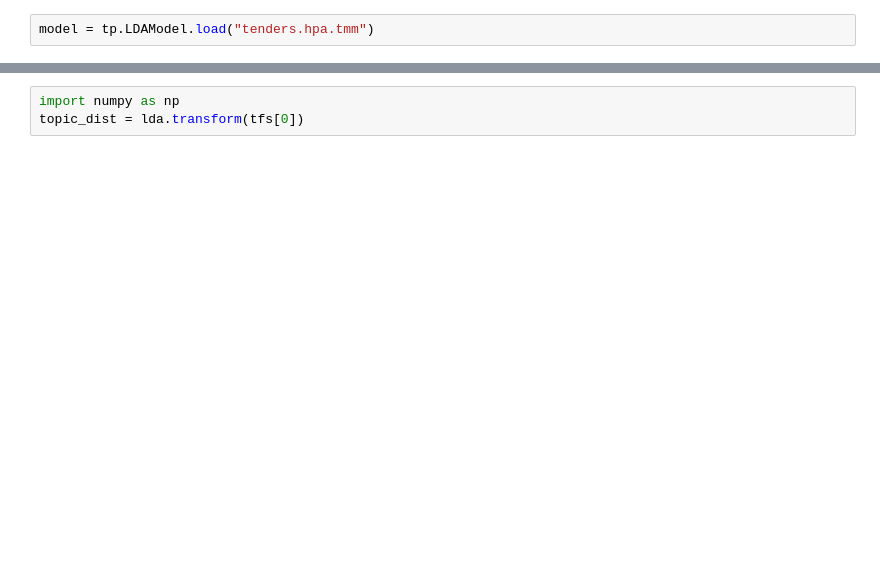
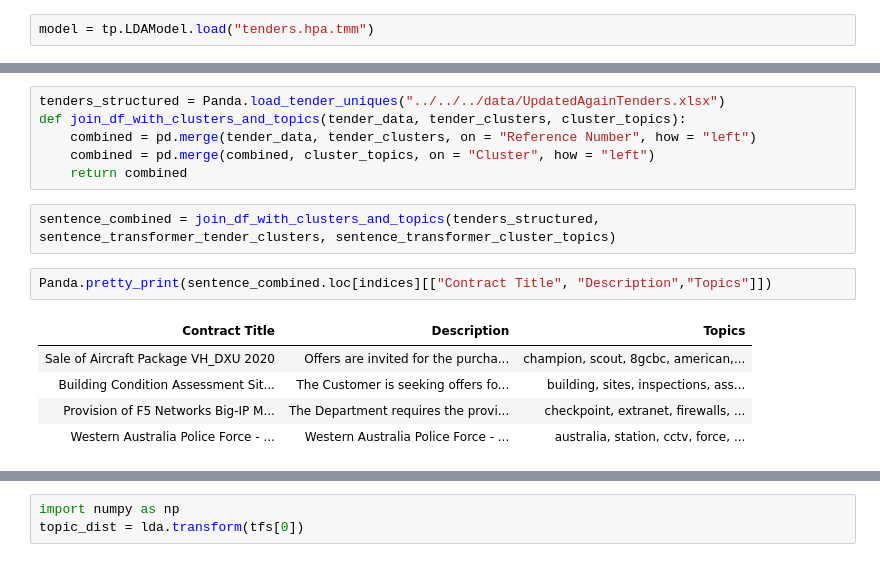
Before and after one commit to Doodem/UWACapstoneG2, a Jupyter notebook: contributions/max_chatfield_22176321/topic_modelling/HPA.ipynb, the cells around one changed output, grey strips where cells are left out. Saved outputs shown, nothing was run; the diff lists cells and outputs as text; blank space fills up the shorter version.

```diff
--- a/contributions/max_chatfield_22176321/topic_modelling/HPA.ipynb
+++ b/contributions/max_chatfield_22176321/topic_modelling/HPA.ipynb
@@ -111,0 +161,16 @@ model.summary()
+# %%
+tenders_structured = Panda.load_tender_uniques("../../../data/UpdatedAgainTenders.xlsx")
+def join_df_with_clusters_and_topics(tender_data, tender_clusters, cluster_topics):
+    combined = pd.merge(tender_data, tender_clusters, on = "Reference Number", how = "left")
+    combined = pd.merge(combined, cluster_topics, on = "Cluster", how = "left")
+    return combined
+# %%
+sentence_combined = join_df_with_clusters_and_topics(tenders_structured, sentence_transformer_tender_clusters, sentence_transformer_cluster_topics)
+# %%
+Panda.pretty_print(sentence_combined.loc[indices][["Contract Title", "Description","Topics"]])
+# %% [output]
+| Contract Title | Description | Topics |
+| Sale of Aircraft Package VH_DXU 2020 | Offers are invited for the purcha... | champion, scout, 8gcbc, american,... |
+| Building Condition Assessment Sit... | The Customer is seeking offers fo... | building, sites, inspections, ass... |
+| Provision of F5 Networks Big-IP M... | The Department requires the provi... | checkpoint, extranet, firewalls, ... |
+| Western Australia Police Force - ... | Western Australia Police Force - ... | australia, station, cctv, force, ... |
```
Also changed, not shown: parts of 29 cells of this notebook, 7 other files.
